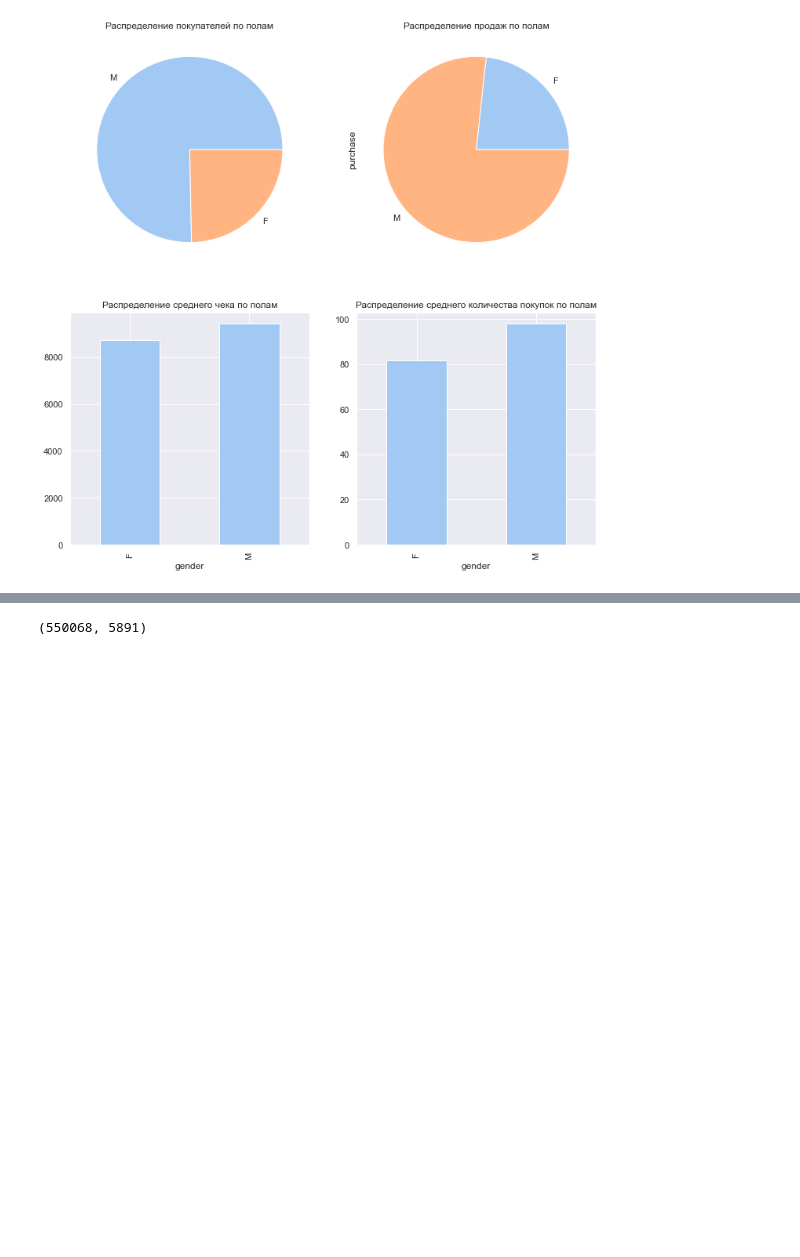
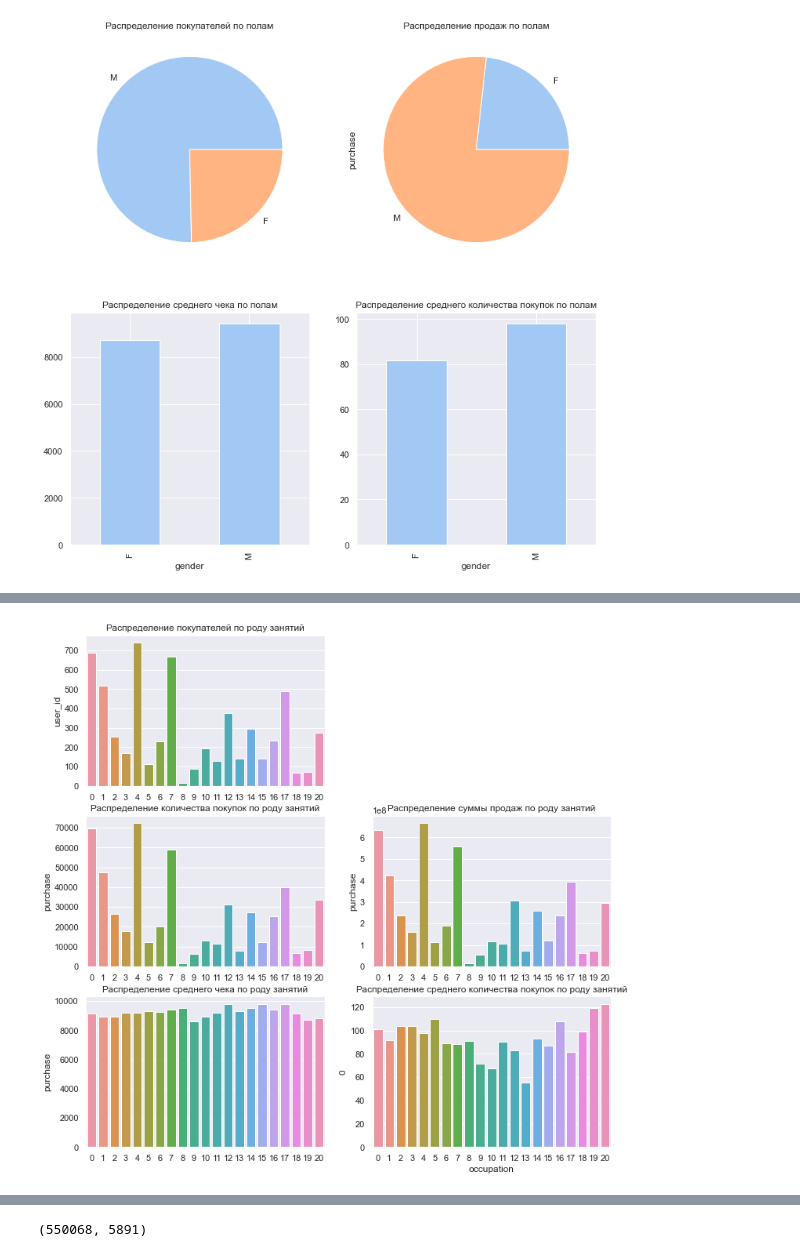
Before and after one commit to gbrs/black_friday_sale, a Jupyter notebook: black_friday_sale.ipynb, the cells around one changed output, grey strips where cells are left out. Cells and saved outputs as stored; diff of their text form; code cells hidden in the pictures; blank space fills up the shorter version.

Commit message:
modify parameters in barplots

```diff
--- a/black_friday_sale.ipynb
+++ b/black_friday_sale.ipynb
@@ -281 +287,54 @@ plt.title('Средняя сумма покупок по возрастным г
+# %%
+plt.figure(figsize=(12, 12))
+
+data = df[['user_id', 'occupation']].drop_duplicates().groupby('occupation').count()
+data = data.reset_index()
+plt.subplot(3, 2, 1)
+sns.barplot(
+    data=data,
+    x='occupation',
+    y='user_id')
+plt.title('Распределение покупателей по роду занятий')
+plt.xlabel('')
+
+data = df.groupby('occupation')['purchase'].count()
+data = data.reset_index()
+plt.subplot(3, 2, 3)
+sns.barplot(
+    data=data,
+    x='occupation',
+    y='purchase')
+plt.title('Распределение количества покупок по роду занятий')
+plt.xlabel('')
+
+data = df.groupby('occupation')['purchase'].sum()
+data = data.reset_index()
+plt.subplot(3, 2, 4)
+sns.barplot(
+    data=data,
+    x='occupation',
+    y='purchase')
+plt.title('Распределение суммы продаж по роду занятий')
+plt.xlabel('')
+
+data = df.groupby('occupation')['purchase'].mean()
+data = data.reset_index()
+plt.subplot(3, 2, 5)
+sns.barplot(
+    data=data,
+    x='occupation',
+    y='purchase')
+plt.title('Распределение среднего чека по роду занятий')
+plt.xlabel('')
+
+plt.subplot(3, 2, 6)
+data = df.groupby('occupation')['purchase'].count() / df.groupby('occupation')['user_id'].nunique()
+data = data.reset_index()
+sns.barplot(
+    data=data,
+    x='occupation',
+    y=0)
+plt.title('Распределение среднего количества покупок по роду занятий');
+# %% [output]
+[figure, added]
 # %%
```
Also changed, not shown: parts of 18 cells of this notebook.
